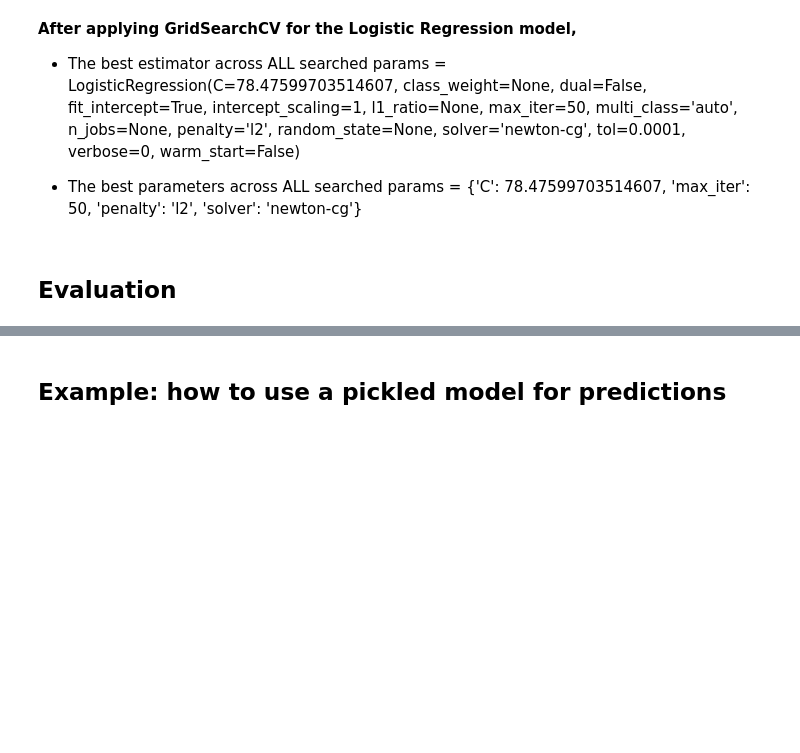
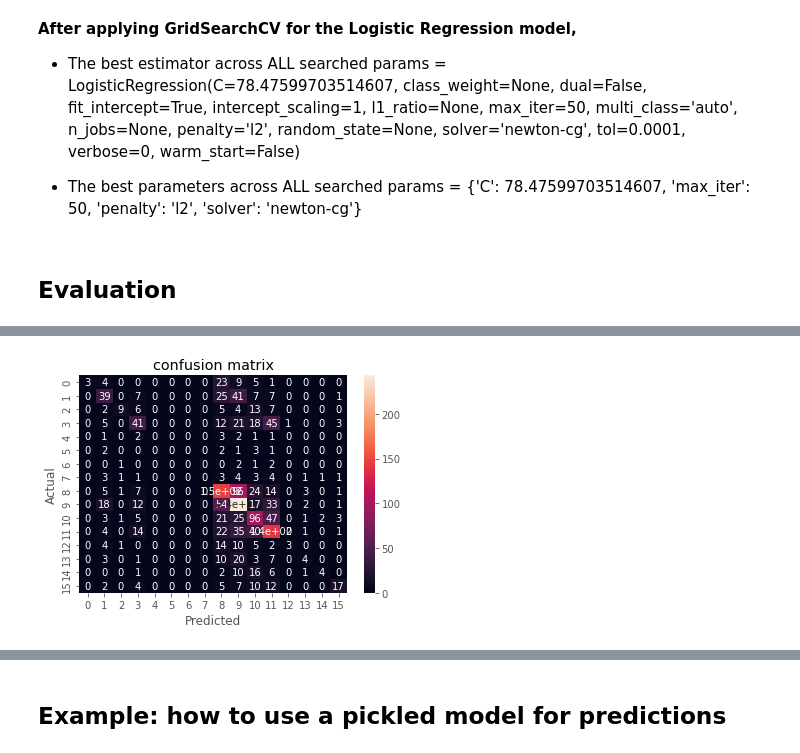
Before and after one commit to rukshan99/ML_Assignment2_IT19129204_IT19147024_IT19126234_IT19121352, a Jupyter notebook: MBTI_Personality_Prediction.ipynb, the cells around one changed output, grey strips where cells are left out. Drawn from its saved outputs; the diff is of its cells as text; code cells hidden in the pictures; blank space fills up the shorter version.

Commit message:
added confusion matrix

```diff
--- a/MBTI_Personality_Prediction.ipynb
+++ b/MBTI_Personality_Prediction.ipynb
@@ -242,0 +281,5 @@ accuracy
+# %%
+#confusion matrix
+print("confusion matrix")
+confusion_matrix = confusion_matrix(y_test,output_LR)
+print(confusion_matrix)
@@ -242,0 +304,10 @@ accuracy
+# %%
+sns.heatmap(confusion_matrix,annot=True,cbar_kws={"orientation":"vertical"})
+
+## Display the visualization of the Confusion Matrix.
+plt.xlabel("Predicted")
+plt.ylabel("Actual")
+plt.title("confusion matrix")
+plt.show()
+# %% [output]
+[figure, added]
```
Also changed, not shown: parts of 17 cells of this notebook.
